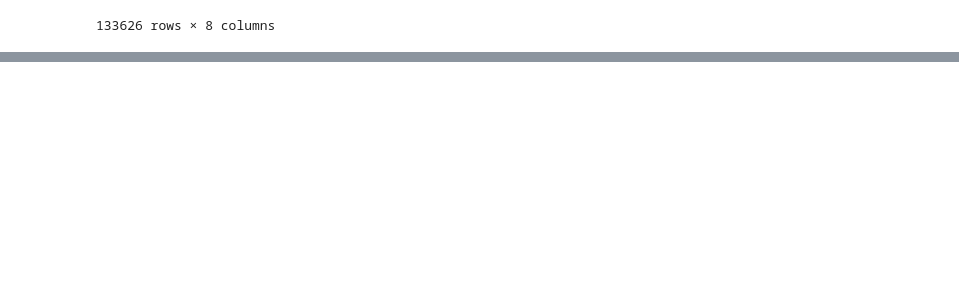
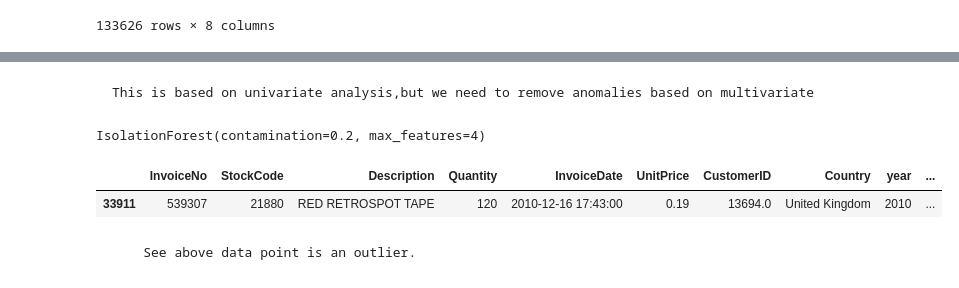
Before and after one commit to ajayn3300/Customer_Segmentation---Clustering, a Jupyter notebook: Online_Retail_Customer_Segmentation_Capstone_Project.ipynb, the cells around one changed output, grey strips where cells are left out. Saved outputs shown, nothing was run; the diff lists cells and outputs as text; code cells hidden in the pictures; blank space fills up the shorter version.

```diff
--- a/Online_Retail_Customer_Segmentation_Capstone_Project.ipynb
+++ b/Online_Retail_Customer_Segmentation_Capstone_Project.ipynb
@@ -160,0 +207,24 @@ data[data['CustomerID'].isna()]
+# %% [markdown]
+    This is based on univariate analysis,but we need to remove anomalies based on multivariate
+# %%
+# Anomalies detection
+from sklearn.ensemble import IsolationForest       #
+
+# initiating model class
+detector=IsolationForest(n_estimators=100,max_samples='auto',contamination=0.2,max_features=4)
+
+# fit_transform
+detector.fit(data[data.describe().columns])
+# %% [output]
+IsolationForest(contamination=0.2, max_features=4)
+# %%
+#adding columns which will tell if the that data point is anomaly or not
+data['iforest']=detector.predict(data[data.describe().columns])
+# %%
+# Let's see  sample
+data.sample()
+# %% [output]
+|  | InvoiceNo | StockCode | Description | Quantity | InvoiceDate | UnitPrice | CustomerID | Country | year | ... |
+| 33911 | 539307 | 21880 | RED RETROSPOT TAPE | 120 | 2010-12-16 17:43:00 | 0.19 | 13694.0 | United Kingdom | 2010 | ... |
+# %% [markdown]
+        See above data point is an outlier.
```
Also changed, not shown: parts of 10 cells of this notebook.
